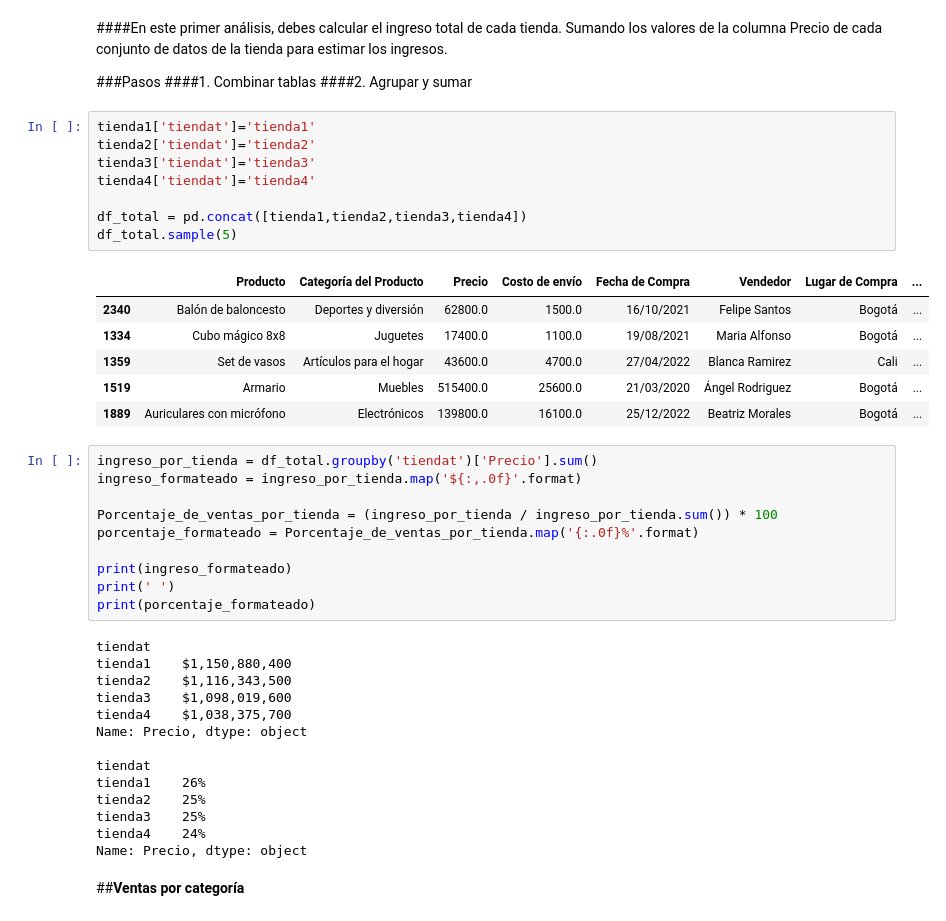
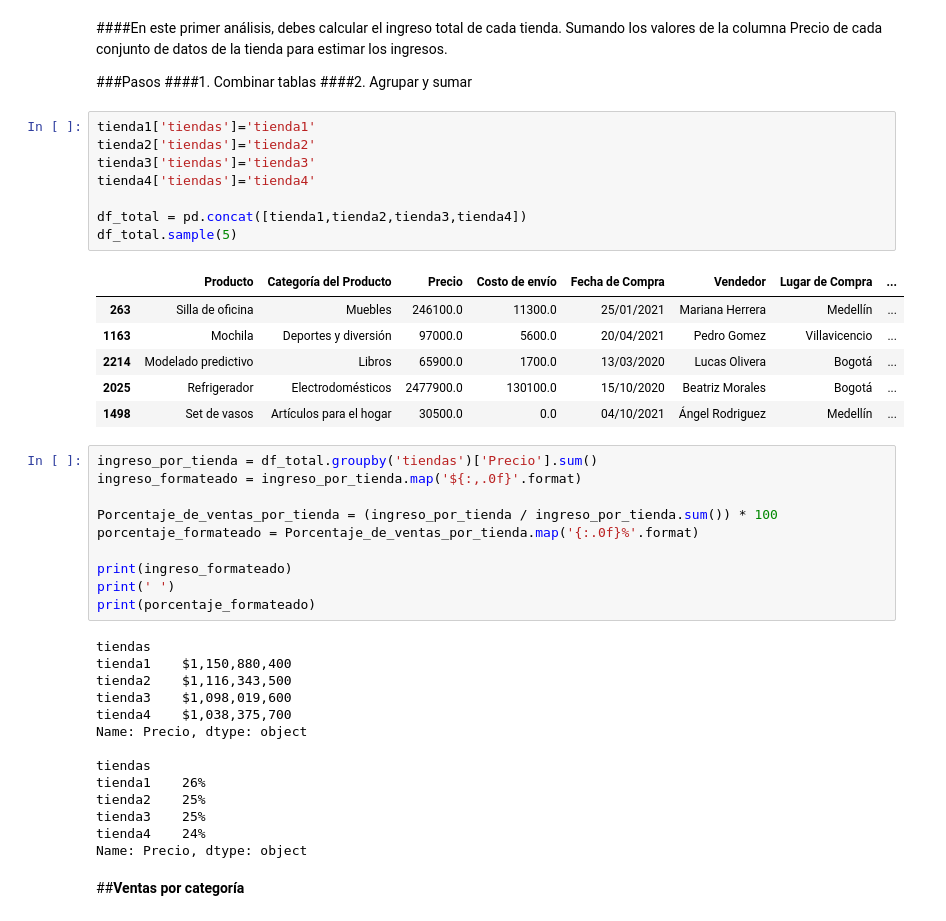
Before and after one commit to Nore-gibhub/Challenge_Alura_Store, a Jupyter notebook: Challenge_Alura_Store.ipynb, the cells around one changed output. Cells and saved outputs as stored; diff of their text form.

```diff
--- a/Challenge_Alura_Store.ipynb
+++ b/Challenge_Alura_Store.ipynb
@@ -34,22 +34,22 @@ tienda.head()
 ####1.   Combinar tablas
 ####2.   Agrupar y sumar
 # %%
-tienda1['tiendat']='tienda1'
-tienda2['tiendat']='tienda2'
-tienda3['tiendat']='tienda3'
-tienda4['tiendat']='tienda4'
+tienda1['tiendas']='tienda1'
+tienda2['tiendas']='tienda2'
+tienda3['tiendas']='tienda3'
+tienda4['tiendas']='tienda4'
 
 df_total = pd.concat([tienda1,tienda2,tienda3,tienda4])
 df_total.sample(5)
 # %% [output]
 |  | Producto | Categoría del Producto | Precio | Costo de envío | Fecha de Compra | Vendedor | Lugar de Compra | ... |
-| 2340 | Balón de baloncesto | Deportes y diversión | 62800.0 | 1500.0 | 16/10/2021 | Felipe Santos | Bogotá | ... |
-| 1334 | Cubo mágico 8x8 | Juguetes | 17400.0 | 1100.0 | 19/08/2021 | Maria Alfonso | Bogotá | ... |
-| 1359 | Set de vasos | Artículos para el hogar | 43600.0 | 4700.0 | 27/04/2022 | Blanca Ramirez | Cali | ... |
-| 1519 | Armario | Muebles | 515400.0 | 25600.0 | 21/03/2020 | Ángel Rodriguez | Bogotá | ... |
-| 1889 | Auriculares con micrófono | Electrónicos | 139800.0 | 16100.0 | 25/12/2022 | Beatriz Morales | Bogotá | ... |
+| 263 | Silla de oficina | Muebles | 246100.0 | 11300.0 | 25/01/2021 | Mariana Herrera | Medellín | ... |
+| 1163 | Mochila | Deportes y diversión | 97000.0 | 5600.0 | 20/04/2021 | Pedro Gomez | Villavicencio | ... |
+| 2214 | Modelado predictivo | Libros | 65900.0 | 1700.0 | 13/03/2020 | Lucas Olivera | Bogotá | ... |
+| 2025 | Refrigerador | Electrodomésticos | 2477900.0 | 130100.0 | 15/10/2020 | Beatriz Morales | Bogotá | ... |
+| 1498 | Set de vasos | Artículos para el hogar | 30500.0 | 0.0 | 04/10/2021 | Ángel Rodriguez | Medellín | ... |
 # %%
-ingreso_por_tienda = df_total.groupby('tiendat')['Precio'].sum()
+ingreso_por_tienda = df_total.groupby('tiendas')['Precio'].sum()
 ingreso_formateado = ingreso_por_tienda.map('${:,.0f}'.format)
 
 Porcentaje_de_ventas_por_tienda = (ingreso_por_tienda / ingreso_por_tienda.sum()) * 100
@@ -59,14 +59,14 @@ print(ingreso_formateado)
 print(' ')
 print(porcentaje_formateado)
 # %% [output]
-tiendat
+tiendas
 tienda1    $1,150,880,400
 tienda2    $1,116,343,500
 tienda3    $1,098,019,600
 tienda4    $1,038,375,700
 Name: Precio, dtype: object
 
-tiendat
+tiendas
 tienda1    26%
 tienda2    25%
 tienda3    25%
```
Also changed, not shown: parts of 5 cells of this notebook.
